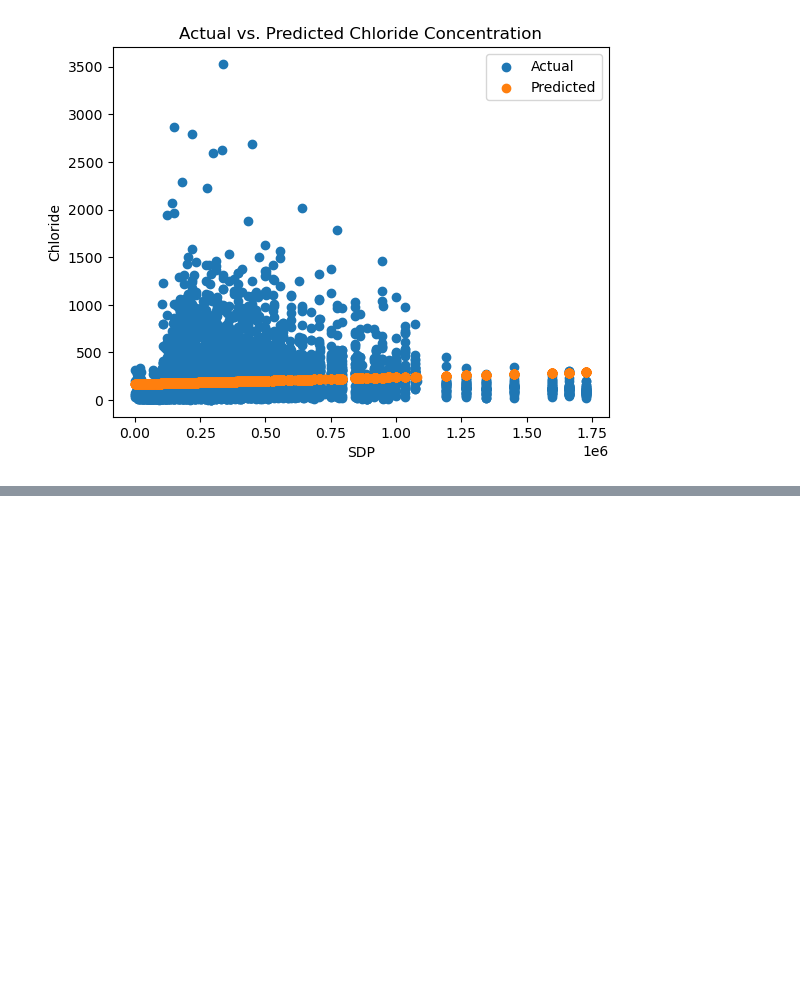
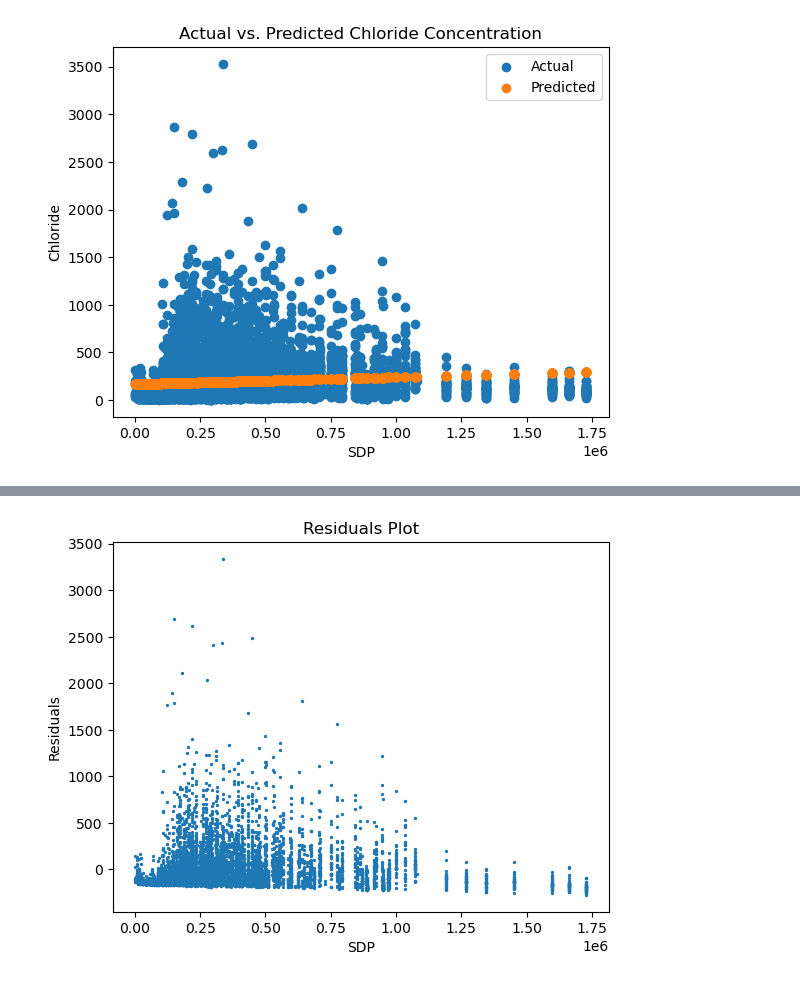
Before and after one commit to regular-life/Eco-Project, a Jupyter notebook: main.ipynb, the cells around one changed output, grey strips where cells are left out. Saved outputs shown, nothing was run; the diff lists cells and outputs as text; code cells hidden in the pictures; blank space fills up the shorter version.

```diff
--- a/main.ipynb
+++ b/main.ipynb
@@ -155,10 +156,13 @@ predictions = model.predict(X)
 print(model.summary())
 r_squared = model.rsquared
 print("R-squared:", r_squared)
-# print estimators
-print("Estimated coefficients:")
-print("Beta0:", beta0)
-print("Beta1:", beta1)
+print(model.params)
+# calculate errors
+predicted_values = model.predict(X)
+residuals = y - predicted_values
+df_gwq['predicted_chloride'] = predicted_values
+df_gwq['residual'] = residuals
+df_gwq.to_csv('filtered_gwq_sdp_predicted.csv', index=False)
 # %% [output]
                             OLS Regression Results
 ==============================================================================
@@ -200,9 +222,11 @@ plt.legend()
 # %%
 # Plot 2: Residuals (ûi,t) on Y-axis and SDP on X-axis
-plt.scatter(df_gwq['sdp'], df_gwq['error'])
+plt.scatter(df_gwq['sdp'], residuals, s=2)
 plt.xlabel('SDP')
 plt.ylabel('Residuals')
 plt.title('Residuals Plot')
 plt.show()
+# %% [output]
+[figure, added]
 # %%
 # Plot a histogram of ûi,t and verify that ∑û = 0.
```
Also changed, not shown: parts of 13 cells of this notebook, 11 other files.
